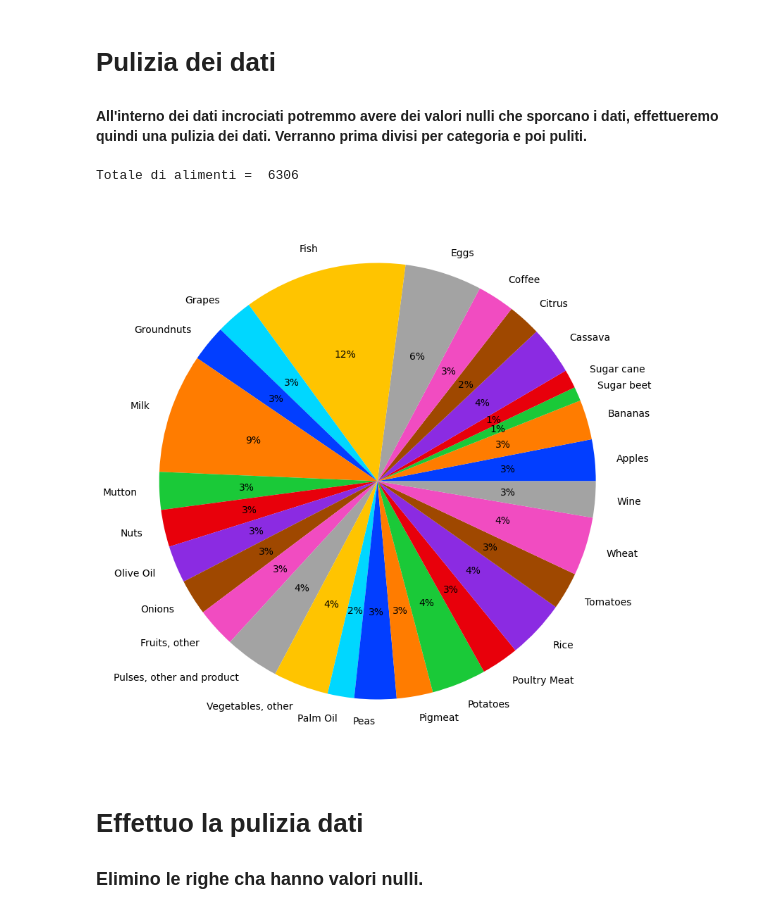
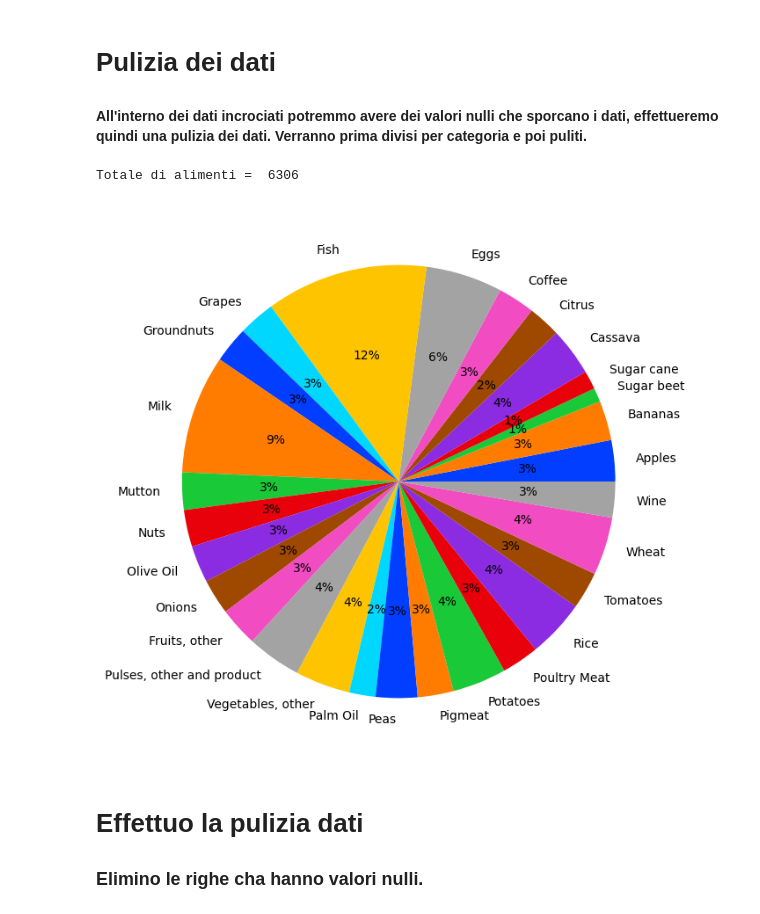
Before and after one commit to monkeymatt0/ProduzioneCibiMangimiImpattoAmbientale, a Jupyter notebook: MatteoVolleroDataVis.ipynb, the cells around one changed output. Cells and saved outputs as stored; diff of their text form; code cells hidden in the pictures.

```diff
--- a/MatteoVolleroDataVis.ipynb
+++ b/MatteoVolleroDataVis.ipynb
@@ -165,35 +165,35 @@ for i in range(len(keys)):
 # Assegnazione delle chiavi a delle liste vuote
 for key in keys:
      alimenti_dict[key] = list()
 
 # Divisione dei record in base all'alimento
 for index, record in prodotti_tracciati_df.iterrows():
      for key in keys:
           if record["Item"].lower().startswith(key.lower()) and index not in alimenti_dict[key]:
                alimenti_dict[key].append(index)
 
 # Cerco le categorie vuote
 prodotti_vuoti = []
 for key in alimenti_dict.keys():
      if len(alimenti_dict[key]) == 0:
           prodotti_vuoti.append(key)
 
 # Elimino le categorie di prodotto che hanno una lista di lunghezza 0
 for prodotto_vuoto in prodotti_vuoti:
      alimenti_dict.pop(prodotto_vuoto, None)
 alimenti_dict.keys()
 
 alimenti_trovati = list(alimenti_dict.keys())
 alimenti_quantita = [len(alimenti_dict[alimenti]) for alimenti in alimenti_trovati]
 color_palette = sns.color_palette('bright')[0:len(alimenti_trovati) - 1]
 
 print("Totale di alimenti = ", sum(alimenti_quantita))
-plt.figure(figsize=(10, 20))
+plt.figure(figsize=(10, 8))
 plt.pie(x=alimenti_quantita, labels=alimenti_trovati, colors=color_palette, autopct='%.0f%%')
 plt.show()
 # %% [output]
 Totale di alimenti =  6306
-[figure, old version]
+[figure, new version]
 # %% [markdown]
 # Effettuo la pulizia dati
 ### Elimino le righe cha hanno valori nulli.
```
Also changed, not shown: parts of 13 cells of this notebook.
